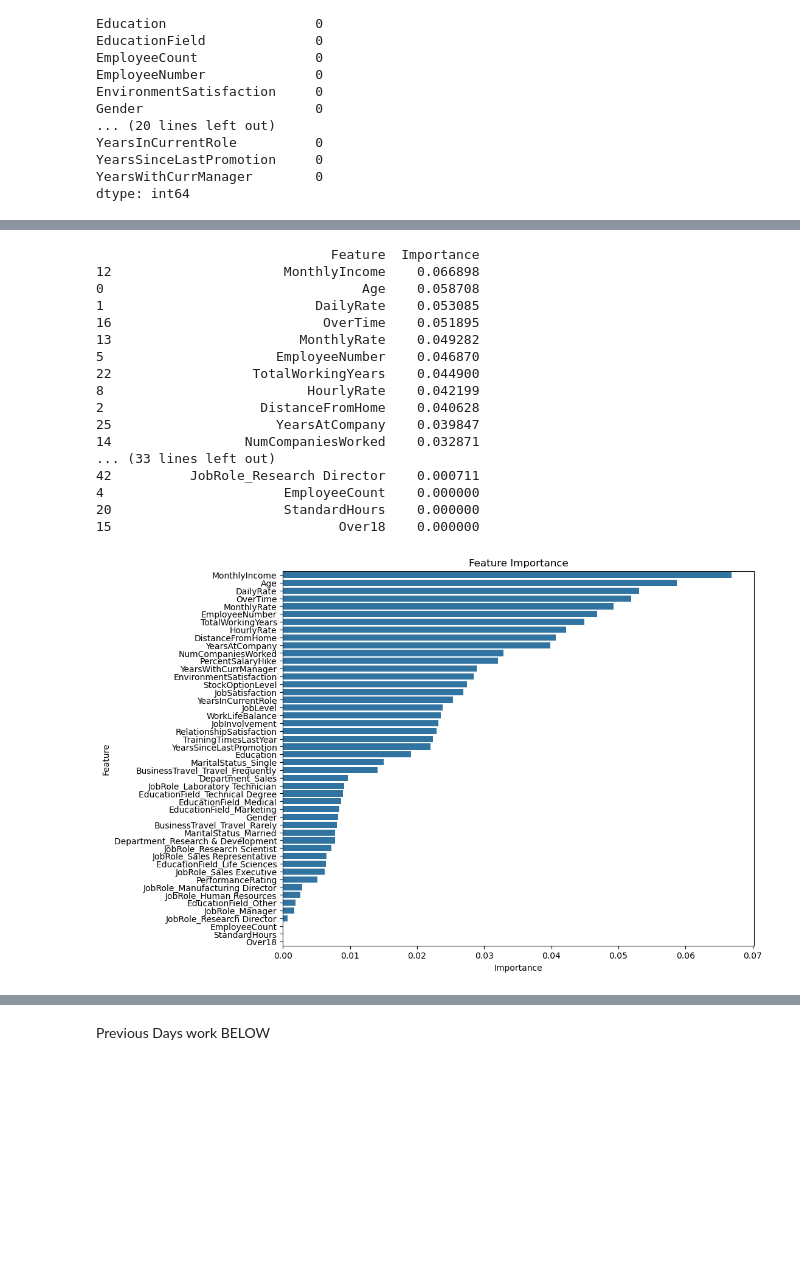
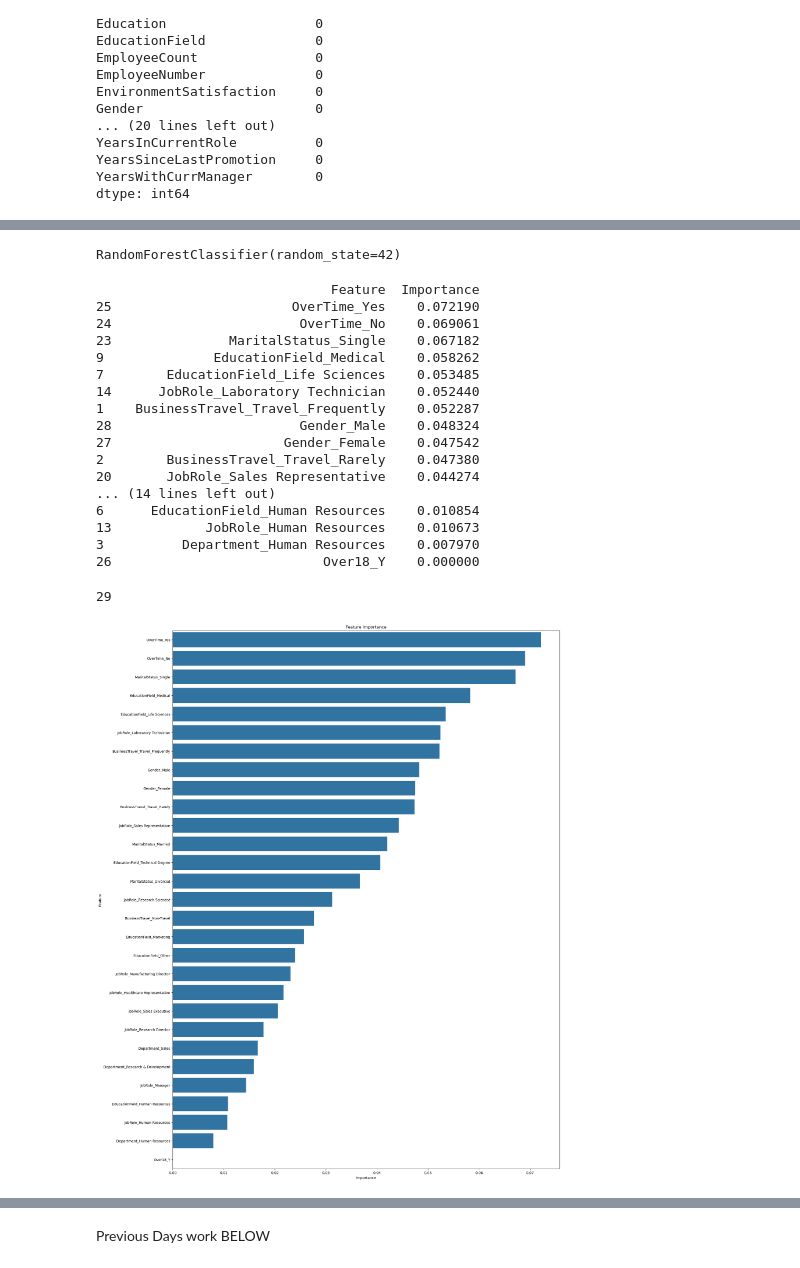
Before and after one commit to Armand57araujo/attrition-guard, a Jupyter notebook: Attrition_Guard.ipynb, the cells around one changed output, grey strips where cells are left out. Saved outputs shown, nothing was run; the diff lists cells and outputs as text; code cells hidden in the pictures; blank space fills up the shorter version.

```diff
--- a/Attrition_Guard.ipynb
+++ b/Attrition_Guard.ipynb
@@ -243,8 +240,7 @@ JobLevel                            -0.169105
 TotalWorkingYears                   -0.171063
 Name: Attrition, dtype: float64
 # %%
-X = hr_data_encoded.drop(columns='Attrition')
-y = hr_data_encoded['Attrition'].values.reshape(-1,1)
+X = hr_data.drop(columns='Attrition')
+y = hr_data['Attrition'].values.reshape(-1,1)
 
-rf_model = RandomForestClassifier(random_state=42)
-rf_model.fit(X, y)
+X_train, X_test, y_train, y_test = train_test_split(X, y, random_state=42)
@@ -252,0 +247,7 @@ RandomForestClassifier(random_state=42)
+# %%
+#one hot encode the categorical columns
+col = ['BusinessTravel', 'Department', 'EducationField', 'JobRole', 'MaritalStatus', 'OverTime', 'Over18', 'Gender']
+encoder = OneHotEncoder()
+
+X_train_OHE = encoder.fit_transform(X_train[col])
+X_test_OHE  = encoder.transform(X_test[col])
@@ -253,36 +273,47 @@ RandomForestClassifier(random_state=42)
+# %%
+
+rf_model = RandomForestClassifier(random_state=42)
+rf_model.fit(X_train_OHE, y_train)
+# %% [output]
+RandomForestClassifier(random_state=42)
 # %%
-
-feature_importance = pd.DataFrame({
-    'Feature': X.columns,
-    'Importance': rf_model.feature_importances_
+columns_OHE = encoder.get_feature_names_out()
+feature_importance = rf_model.feature_importances_
+feature_importances = pd.DataFrame({
+    'Feature': columns_OHE,
+    'Importance': feature_importance
 }).sort_values(by='Importance', ascending=False)
 
-print(feature_importance)
+print(feature_importances)
 # %% [output]
                               Feature  Importance
-12                      MonthlyIncome    0.066898
-0                                 Age    0.058708
-1                           DailyRate    0.053085
-16                           OverTime    0.051895
-13                        MonthlyRate    0.049282
-5                      EmployeeNumber    0.046870
-22                  TotalWorkingYears    0.044900
-8                          HourlyRate    0.042199
-2                    DistanceFromHome    0.040628
-25                     YearsAtCompany    0.039847
-14                 NumCompaniesWorked    0.032871
-... (33 lines left out)
-42          JobRole_Research Director    0.000711
-4                       EmployeeCount    0.000000
-20                      StandardHours    0.000000
-15                             Over18    0.000000
+25                       OverTime_Yes    0.072190
+24                        OverTime_No    0.069061
+23               MaritalStatus_Single    0.067182
+9              EducationField_Medical    0.058262
+7        EducationField_Life Sciences    0.053485
+14      JobRole_Laboratory Technician    0.052440
+1    BusinessTravel_Travel_Frequently    0.052287
+28                        Gender_Male    0.048324
+27                      Gender_Female    0.047542
+2        BusinessTravel_Travel_Rarely    0.047380
+20       JobRole_Sales Representative    0.044274
+... (14 lines left out)
+6      EducationField_Human Resources    0.010854
+13            JobRole_Human Resources    0.010673
+3          Department_Human Resources    0.007970
+26                           Over18_Y    0.000000
+# %%
+len(columns_OHE)
+# %% [output]
+29
 # %%
-plt.figure(figsize=(10, 8))
+plt.figure(figsize=(20, 28))
 sns.barplot(x='Importance', y='Feature', data=feature_importance)
 plt.title("Feature Importance")
 plt.show()
 # %% [output]
-[figure, old version]
+[figure, new version]
 # %%
 irrelevant_features = feature_importance[feature_importance['Importance'] < 0.02]['Feature'].values
 print(irrelevant_features)
```
Also changed, not shown: parts of 10 cells of this notebook.
